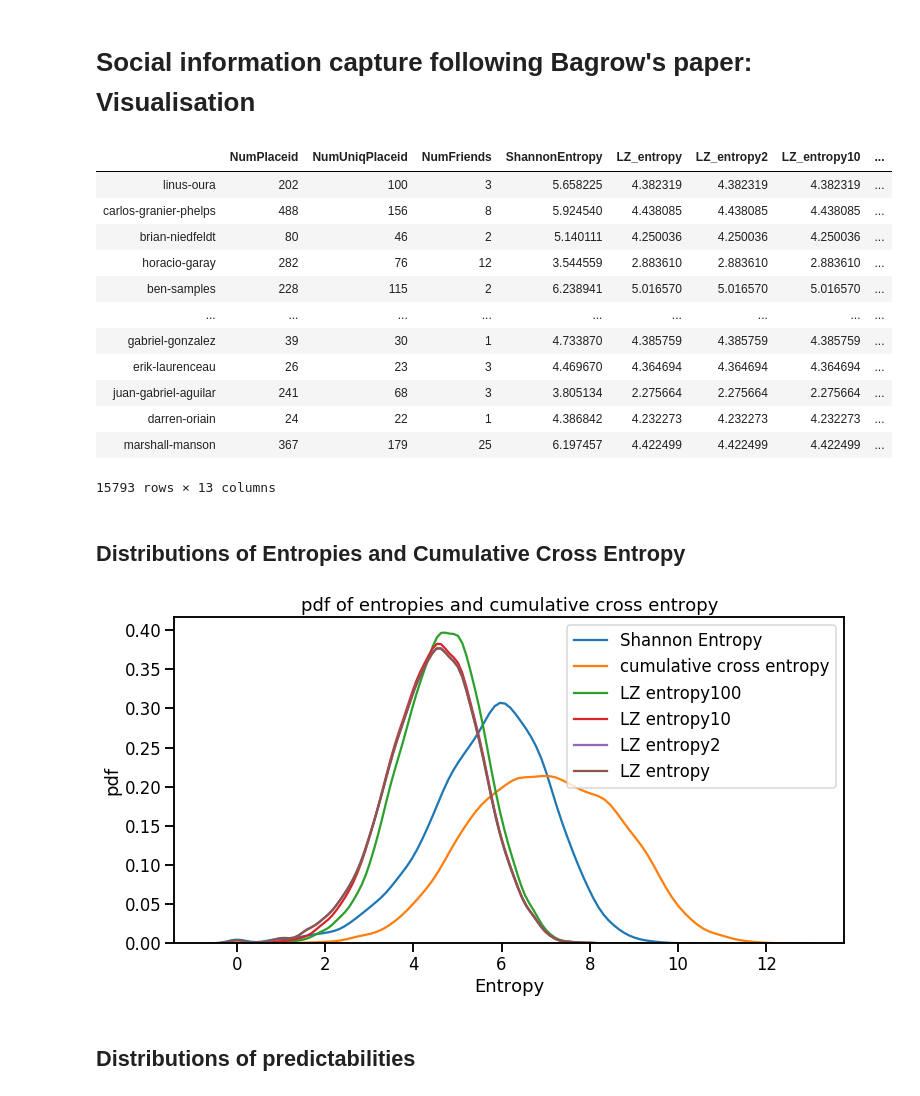
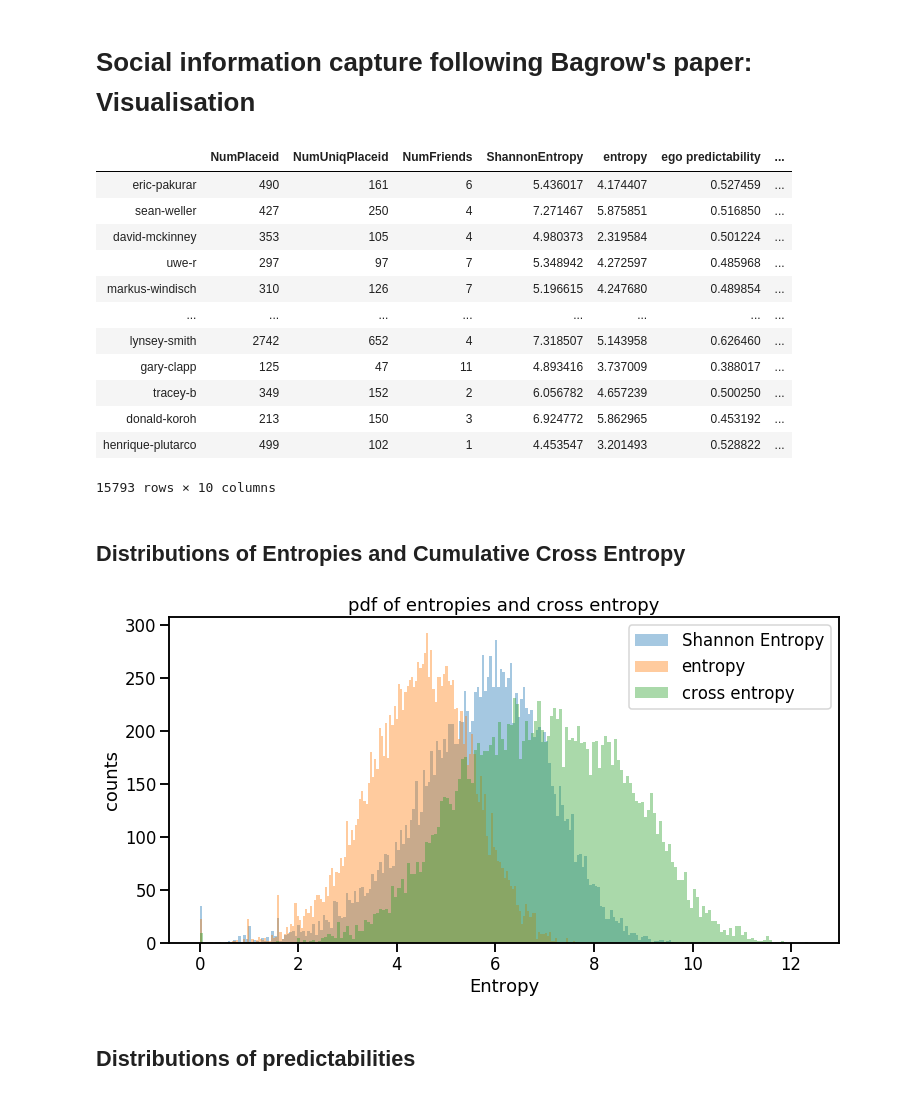
Before and after one commit to Magica-Chen/social-predictability, a Jupyter notebook: Social-Information-Bagrow-Visualization.ipynb, the cells around one changed output. Drawn from its saved outputs; the diff is of its cells as text; code cells hidden in the pictures.

Commit message:
visualisation alters added

```diff
--- a/Social-Information-Bagrow-Visualization.ipynb
+++ b/Social-Information-Bagrow-Visualization.ipynb
@@ -14,25 +14,25 @@ user_info = pickle.load(pickle_in)
 # %%
 user_details = pd.DataFrame.from_dict(user_info, orient='index',
                        columns=['NumPlaceid','NumUniqPlaceid', 'NumFriends',
-                                'ShannonEntropy', 'LZ_entropy', 'LZ_entropy2', 'LZ_entropy10', 'LZ_entropy100',
-                                'Predictability2', 'Predictability10', 'Predictability100',
-                                'CrossEntropy', 'CrossPredictability2'])
+                                'ShannonEntropy', 'entropy',
+                                'ego predictability', 'ego+alters entropy', 'alters entropy',
+                                'ego+alters predictability', 'alters predictability'])
 # %%
 user_details
 # %% [output]
-|  | NumPlaceid | NumUniqPlaceid | NumFriends | ShannonEntropy | LZ_entropy | LZ_entropy2 | LZ_entropy10 | ... |
-| linus-oura | 202 | 100 | 3 | 5.658225 | 4.382319 | 4.382319 | 4.382319 | ... |
-| carlos-granier-phelps | 488 | 156 | 8 | 5.924540 | 4.438085 | 4.438085 | 4.438085 | ... |
-| brian-niedfeldt | 80 | 46 | 2 | 5.140111 | 4.250036 | 4.250036 | 4.250036 | ... |
-| horacio-garay | 282 | 76 | 12 | 3.544559 | 2.883610 | 2.883610 | 2.883610 | ... |
-| ben-samples | 228 | 115 | 2 | 6.238941 | 5.016570 | 5.016570 | 5.016570 | ... |
-| ... | ... | ... | ... | ... | ... | ... | ... | ... |
-| gabriel-gonzalez | 39 | 30 | 1 | 4.733870 | 4.385759 | 4.385759 | 4.385759 | ... |
-| erik-laurenceau | 26 | 23 | 3 | 4.469670 | 4.364694 | 4.364694 | 4.364694 | ... |
-| juan-gabriel-aguilar | 241 | 68 | 3 | 3.805134 | 2.275664 | 2.275664 | 2.275664 | ... |
-| darren-oriain | 24 | 22 | 1 | 4.386842 | 4.232273 | 4.232273 | 4.232273 | ... |
-| marshall-manson | 367 | 179 | 25 | 6.197457 | 4.422499 | 4.422499 | 4.422499 | ... |
+|  | NumPlaceid | NumUniqPlaceid | NumFriends | ShannonEntropy | entropy | ego predictability | ... |
+| eric-pakurar | 490 | 161 | 6 | 5.436017 | 4.174407 | 0.527459 | ... |
+| sean-weller | 427 | 250 | 4 | 7.271467 | 5.875851 | 0.516850 | ... |
+| david-mckinney | 353 | 105 | 4 | 4.980373 | 2.319584 | 0.501224 | ... |
+| uwe-r | 297 | 97 | 7 | 5.348942 | 4.272597 | 0.485968 | ... |
+| markus-windisch | 310 | 126 | 7 | 5.196615 | 4.247680 | 0.489854 | ... |
+| ... | ... | ... | ... | ... | ... | ... | ... |
+| lynsey-smith | 2742 | 652 | 4 | 7.318507 | 5.143958 | 0.626460 | ... |
+| gary-clapp | 125 | 47 | 11 | 4.893416 | 3.737009 | 0.388017 | ... |
+| tracey-b | 349 | 152 | 2 | 6.056782 | 4.657239 | 0.500250 | ... |
+| donald-koroh | 213 | 150 | 3 | 6.924772 | 5.862965 | 0.453192 | ... |
+| henrique-plutarco | 499 | 102 | 1 | 4.453547 | 3.201493 | 0.528822 | ... |
-15793 rows × 13 columns
+15793 rows × 10 columns
 # %%
 import seaborn as sns
 import matplotlib.ticker as ticker
@@ -42,17 +42,15 @@ palette = sns.color_palette("colorblind")
 # %%
 fig, ax = plt.subplots(figsize = (12,6))
 sns.set_context('talk')
-sns.distplot(user_details['ShannonEntropy'], label='Shannon Entropy', hist=False)
-sns.distplot(user_details['CrossEntropy'], label = 'cumulative cross entropy', hist=False)
-sns.distplot(user_details['LZ_entropy100'], label='LZ entropy100', hist=False)
-sns.distplot(user_details['LZ_entropy10'], label='LZ entropy10', hist=False)
-sns.distplot(user_details['LZ_entropy2'], label='LZ entropy2', hist=False)
-sns.distplot(user_details['LZ_entropy'], label='LZ entropy', hist=False)
-plt.title('pdf of entropies and cumulative cross entropy')
-ax.set(xlabel='Entropy', ylabel='pdf')
+sns.distplot(user_details['ShannonEntropy'], label='Shannon Entropy', kde=False, bins=200)
+sns.distplot(user_details['entropy'], label = 'entropy',  kde=False, bins=200)
+sns.distplot(user_details['alters entropy'], label='cross entropy',  kde=False, bins=200)
+plt.title('pdf of entropies and cross entropy')
+ax.set(xlabel='Entropy', ylabel='counts')
+ax.legend()
 plt.show()
 # %% [output]
-[figure, old version]
+[figure, new version]
 # %% [markdown]
 ## Distributions of predictabilities
 # %% [markdown]
```
Also changed, not shown: parts of 7 cells of this notebook, 1 other file.
